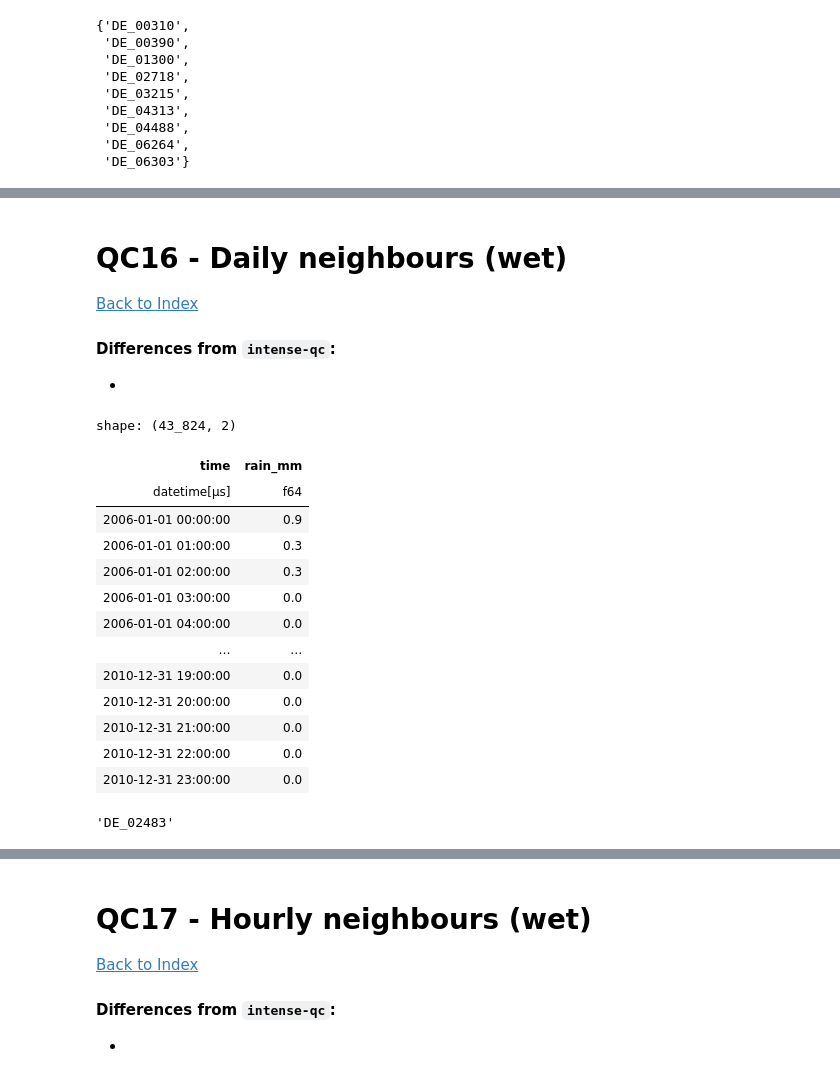
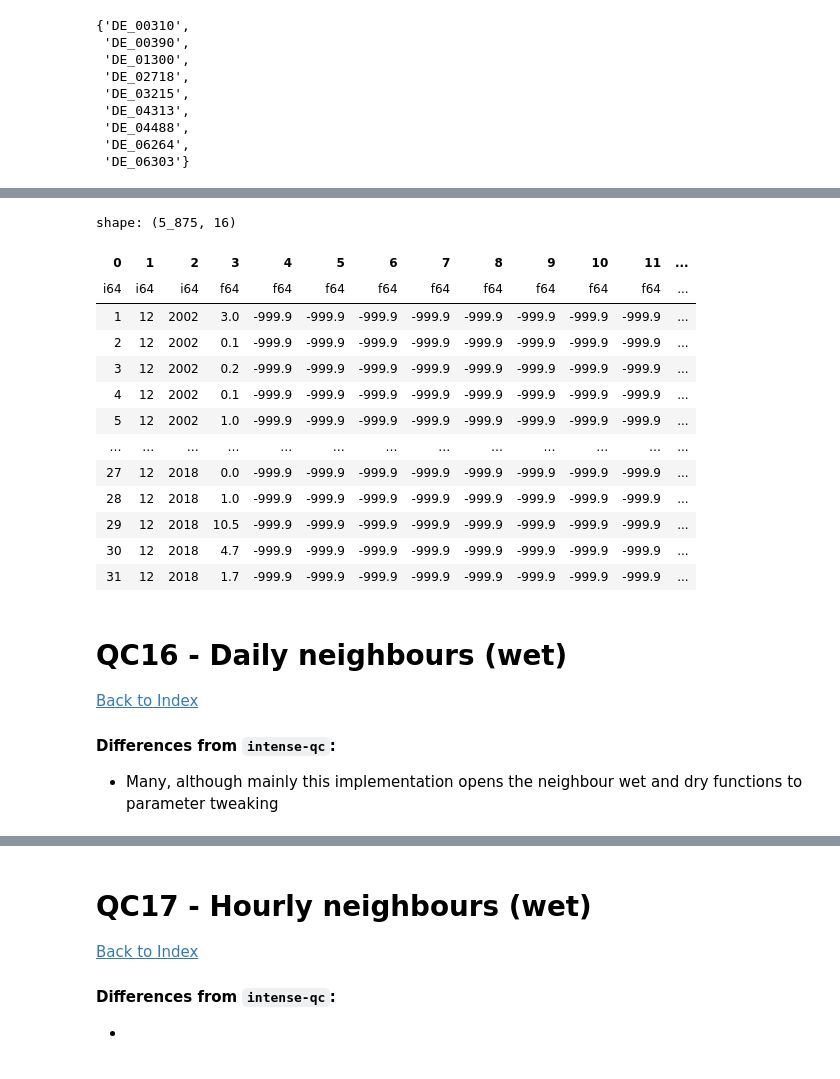
Before and after one commit to Thomasjkeel/RainfallQC-notebooks, a Jupyter notebook: notebooks/neighbour_checks.ipynb, the cells around one changed output, grey strips where cells are left out. Drawn from its saved outputs; the diff is of its cells as text; code cells hidden in the pictures.

```diff
--- a/notebooks/neighbour_checks.ipynb
+++ b/notebooks/neighbour_checks.ipynb
@@ -375,0 +386,7 @@ shape: (43_824, 2)
+# %%
+existing_gpcc_daily_paths = {}
+existing_gpcc_monthly_paths = {}
+for neighbour_id in all_neighbour_ids_paths.keys():
+    gpcc_id = neighbour_id.split('DE_')[1].lstrip("0")
+    existing_gpcc_daily_paths[neighbour_id] = glob.glob(f"../data/GPCC/tw_{gpcc_id}.zip")
+    existing_gpcc_monthly_paths[neighbour_id] = glob.glob(f"../data/GPCC/mw_{gpcc_id}.zip")
@@ -376,27 +405,27 @@ shape: (43_824, 2)
+# %%
+example_dat_path = existing_gpcc_daily_paths['DE_06303'][0]
+f = zipfile.ZipFile(example_dat_path).open("tw_6303.dat")
+example_dat = pl.from_pandas(pd.read_csv(f, skiprows=1, header=None, sep=r'\s+'))
+
+example_dat
+# %% [output]
+shape: (5_875, 16)
+| 0 | 1 | 2 | 3 | 4 | 5 | 6 | 7 | 8 | 9 | 10 | 11 | ... |
+| i64 | i64 | i64 | f64 | f64 | f64 | f64 | f64 | f64 | f64 | f64 | f64 | ... |
+| 1 | 12 | 2002 | 3.0 | -999.9 | -999.9 | -999.9 | -999.9 | -999.9 | -999.9 | -999.9 | -999.9 | ... |
+| 2 | 12 | 2002 | 0.1 | -999.9 | -999.9 | -999.9 | -999.9 | -999.9 | -999.9 | -999.9 | -999.9 | ... |
+| 3 | 12 | 2002 | 0.2 | -999.9 | -999.9 | -999.9 | -999.9 | -999.9 | -999.9 | -999.9 | -999.9 | ... |
+| 4 | 12 | 2002 | 0.1 | -999.9 | -999.9 | -999.9 | -999.9 | -999.9 | -999.9 | -999.9 | -999.9 | ... |
+| 5 | 12 | 2002 | 1.0 | -999.9 | -999.9 | -999.9 | -999.9 | -999.9 | -999.9 | -999.9 | -999.9 | ... |
+| … | … | … | … | … | … | … | … | … | … | … | … | ... |
+| 27 | 12 | 2018 | 0.0 | -999.9 | -999.9 | -999.9 | -999.9 | -999.9 | -999.9 | -999.9 | -999.9 | ... |
+| 28 | 12 | 2018 | 1.0 | -999.9 | -999.9 | -999.9 | -999.9 | -999.9 | -999.9 | -999.9 | -999.9 | ... |
+| 29 | 12 | 2018 | 10.5 | -999.9 | -999.9 | -999.9 | -999.9 | -999.9 | -999.9 | -999.9 | -999.9 | ... |
+| 30 | 12 | 2018 | 4.7 | -999.9 | -999.9 | -999.9 | -999.9 | -999.9 | -999.9 | -999.9 | -999.9 | ... |
+| 31 | 12 | 2018 | 1.7 | -999.9 | -999.9 | -999.9 | -999.9 | -999.9 | -999.9 | -999.9 | -999.9 | ... |
 # %% [markdown]
 # QC16 - Daily neighbours (wet)
 [Back to Index](#Table-of-contents)
 
 #### Differences from `intense-qc`:
--
+- Many, although mainly this implementation opens the neighbour wet and dry functions to parameter tweaking
-# %%
-target_gauge
-# %% [output]
-shape: (43_824, 2)
-| time | rain_mm |
-| datetime[μs] | f64 |
-| 2006-01-01 00:00:00 | 0.9 |
-| 2006-01-01 01:00:00 | 0.3 |
-| 2006-01-01 02:00:00 | 0.3 |
-| 2006-01-01 03:00:00 | 0.0 |
-| 2006-01-01 04:00:00 | 0.0 |
-| … | … |
-| 2010-12-31 19:00:00 | 0.0 |
-| 2010-12-31 20:00:00 | 0.0 |
-| 2010-12-31 21:00:00 | 0.0 |
-| 2010-12-31 22:00:00 | 0.0 |
-| 2010-12-31 23:00:00 | 0.0 |
-# %%
-TARGET_STATION_ID
-# %% [output]
-'DE_02483'
```
Also changed, not shown: parts of 17 cells of this notebook.
